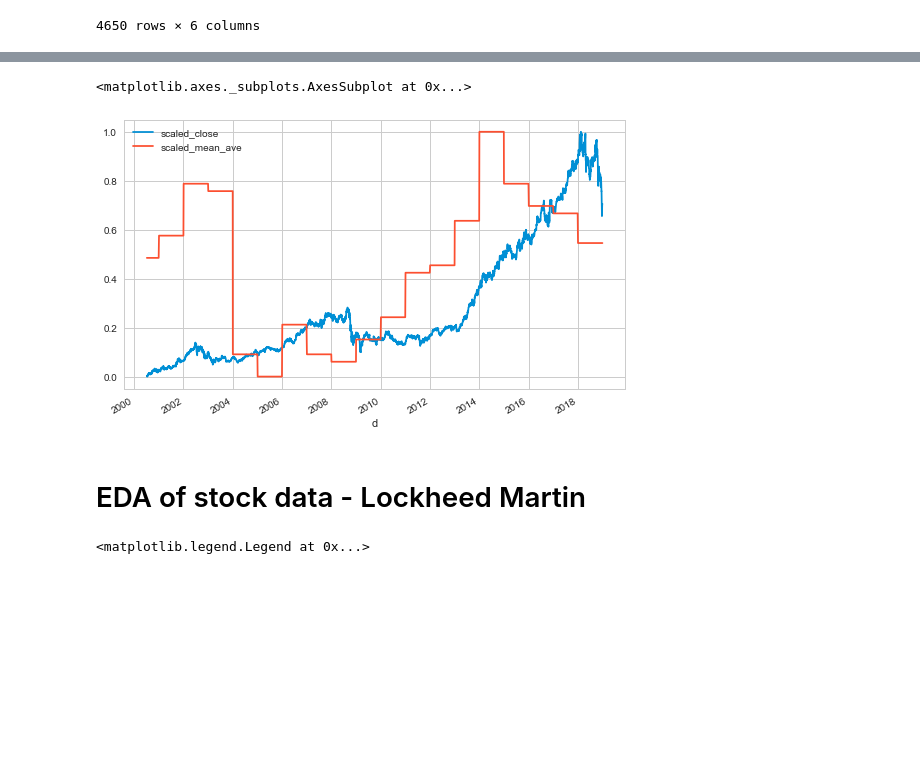
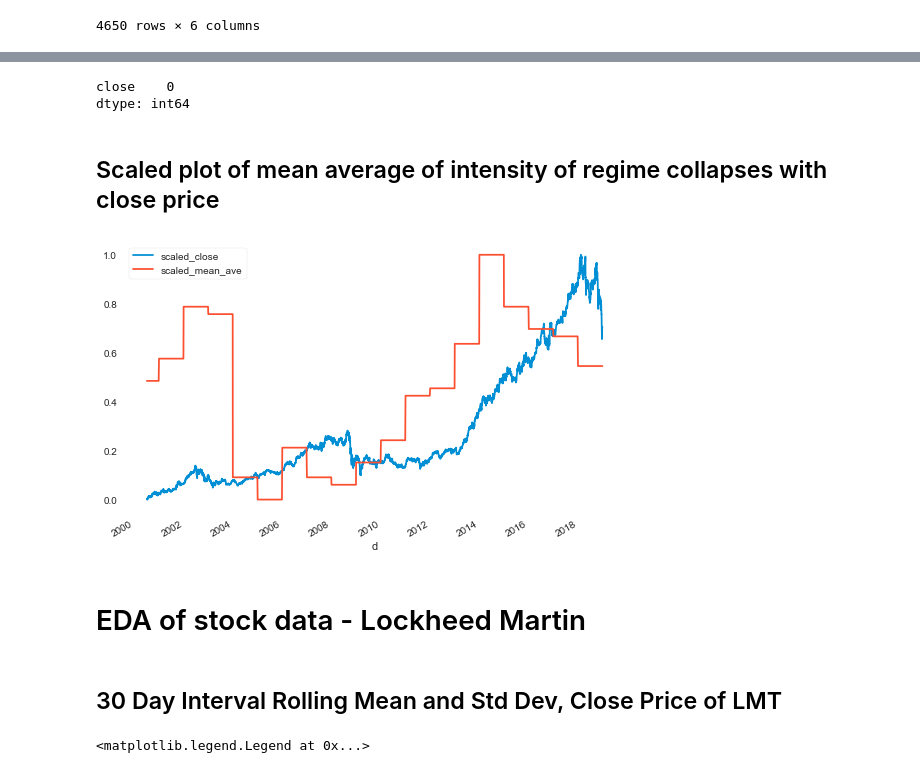
Before and after one commit to MichaelBurak/regime_changes, a Jupyter notebook: regime_changes.ipynb, the cells around one changed output, grey strips where cells are left out. Saved outputs shown, nothing was run; the diff lists cells and outputs as text; code cells hidden in the pictures; blank space fills up the shorter version.

```diff
--- a/regime_changes.ipynb
+++ b/regime_changes.ipynb
@@ -758,5 +805,5 @@ stonks
 # %%
-ave_col = [col for col in stonks.columns if 'MAGAVE' in col]
+ave_col = [col for col in lmt_df.columns if 'MAGAVE' in col]
 
 ave_col
 # %% [output]
@@ -780,5 +827,5 @@ ave_col
 # %%
-stonks['mean_ave'] = stonks[ave_col].mean(axis=1)
+lmt_df['mean_ave'] = lmt_df[ave_col].mean(axis=1)
 
-stonks.head(20)
+lmt_df.head(10)
 # %% [output]
@@ -803,0 +860,4 @@ stonks.head(20)
+# %%
+lmt_df = lmt_df.dropna()
+
+lmt_df.isnull().sum()
@@ -803,0 +879,4 @@ stonks.head(20)
+# %%
+lmt_df = lmt_df.drop(columns=['open', 'high', 'low', 'volume'],axis=1)
+
+lmt_df.head()
@@ -804,15 +926,27 @@ stonks.head(20)
+# %%
+lmt_cl_df.isnull().sum()
+# %% [output]
+close    0
+dtype: int64
+# %% [markdown]
+## Scaled plot of mean average of intensity of regime collapses with close price
 # %%
 from sklearn.preprocessing import MinMaxScaler
 
-scale_df = stonks.copy()
+scale_df = lmt_df.copy()
 scaler = MinMaxScaler()
-scale_df['scaled_close'] = scaler.fit_transform(stonks['close'].values.reshape(-1,1))
-scale_df['scaled_mean_ave'] = scaler.fit_transform(stonks['mean_ave'].values.reshape(-1,1))
+scale_df['scaled_close'] = scaler.fit_transform(lmt_df['close'].values.reshape(-1,1))
+scale_df['scaled_mean_ave'] = scaler.fit_transform(lmt_df['mean_ave'].values.reshape(-1,1))
 
 scale_df[['scaled_close', 'scaled_mean_ave']].plot()
+
+plt.savefig("closevsmagave.png")
+
+plt.show()
 # %% [output]
-<matplotlib.axes._subplots.AxesSubplot at 0x...>
-[figure, old version]
+[figure, new version]
 # %% [markdown]
 # EDA of stock data - Lockheed Martin
+# %% [markdown]
+## 30 Day Interval Rolling Mean and Std Dev, Close Price of LMT
 # %%
```
Also changed, not shown: parts of 45 cells of this notebook, 1 other file.
